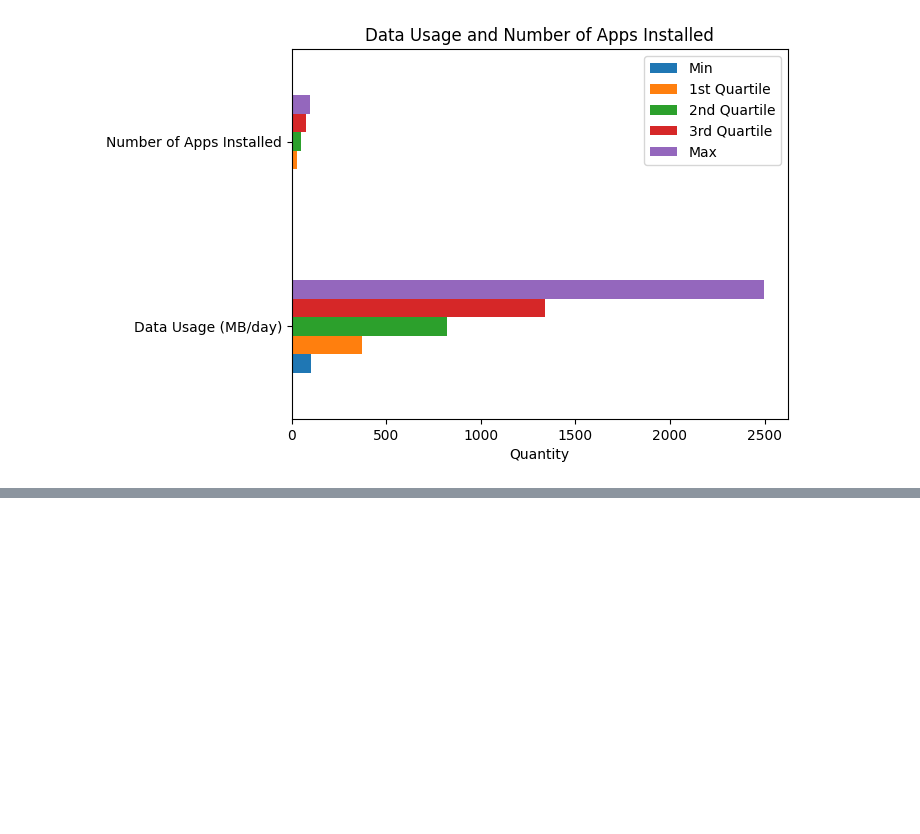
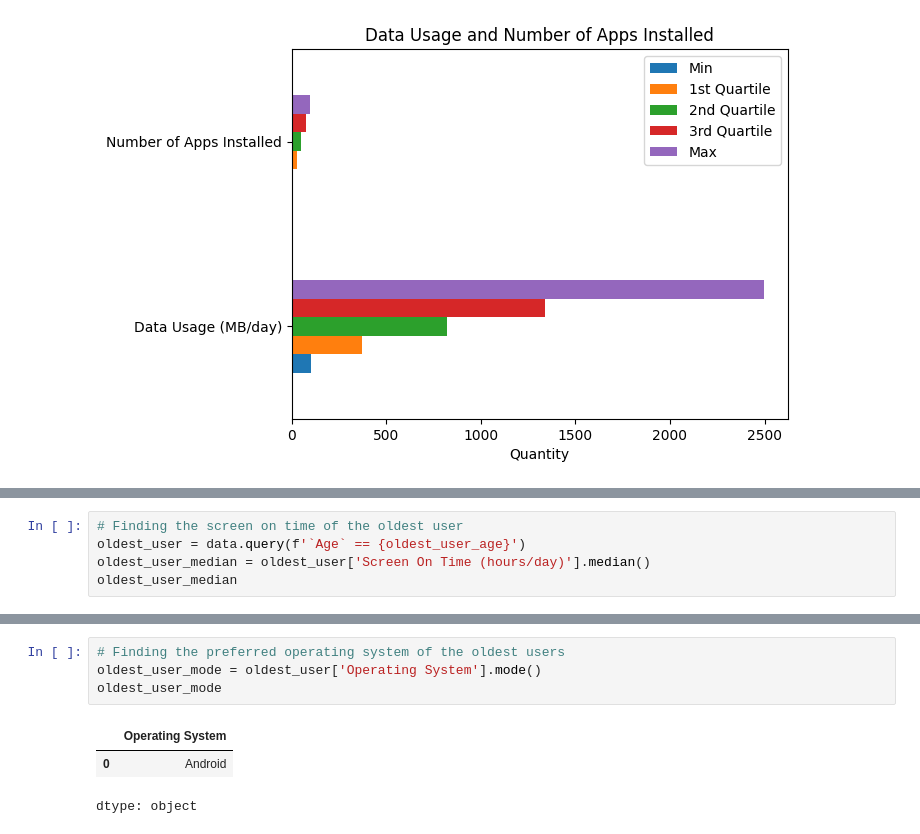
Before and after one commit to Matheus-Pombeiro/mobile_device_usage, a Jupyter notebook: mobile_device_usage.ipynb, the cells around one changed output, grey strips where cells are left out. Drawn from its saved outputs; the diff is of its cells as text; blank space fills up the shorter version.

Commit message:
feat: User age, screen on time and preferred operating system

```diff
--- a/mobile_device_usage.ipynb
+++ b/mobile_device_usage.ipynb
@@ -161,0 +175,5 @@ data_usage.plot(kind='barh', title='Data Usage and Number of Apps Installed', \
+# %%
+# Finding the screen on time of the oldest user
+oldest_user = data.query(f'`Age` == {oldest_user_age}')
+oldest_user_median = oldest_user['Screen On Time (hours/day)'].median()
+oldest_user_median
@@ -161,0 +195,8 @@ data_usage.plot(kind='barh', title='Data Usage and Number of Apps Installed', \
+# %%
+# Finding the preferred operating system of the oldest users
+oldest_user_mode = oldest_user['Operating System'].mode()
+oldest_user_mode
+# %% [output]
+|  | Operating System |
+| 0 | Android |
+dtype: object
```
Also changed, not shown: parts of 7 cells of this notebook.
